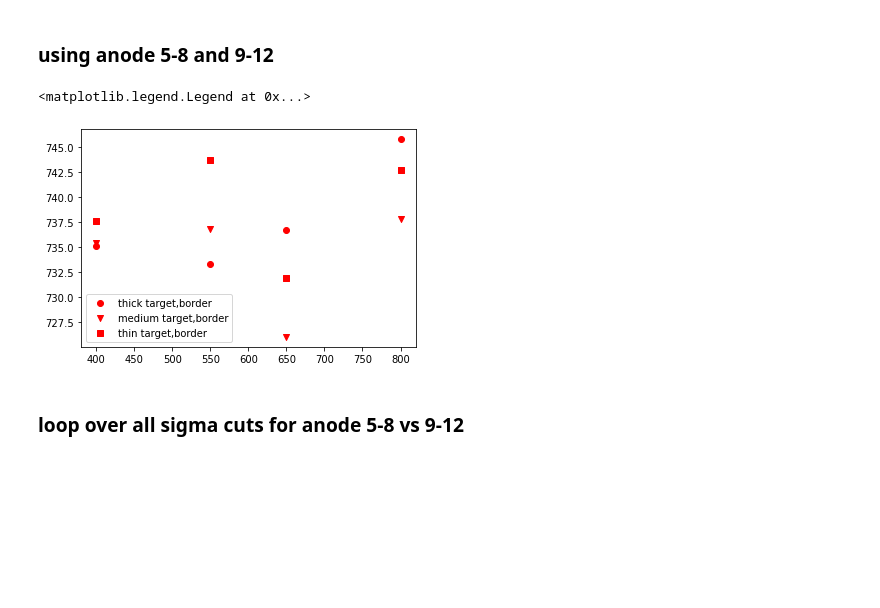
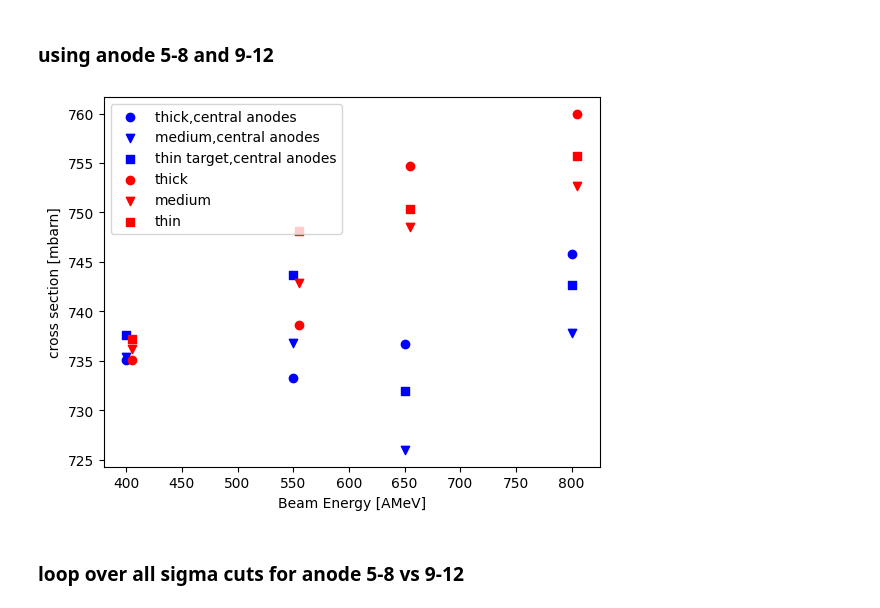
Before and after one commit to jenegger/r3bweek24_gsi, a Jupyter notebook: preliminary_charge_chaning_methods.ipynb, the cells around one changed output. Cells and saved outputs as stored; diff of their text form; code cells hidden in the pictures; blank space fills up the shorter version.

```diff
--- a/preliminary_charge_chaning_methods.ipynb
+++ b/preliminary_charge_chaning_methods.ipynb
@@ -406,15 +404,21 @@ middle_anodes_cccs_border_3_5_thick = cccs(file_gauss2d_5_8_9_12_border,"thick")
 # %%
 fig, ax = plt.subplots()
 #fig.tight_layout()
 energy = [400,550,650,800]
 #ax.set_ylim([720,800])
-ax.scatter(energy,middle_anodes_cccs_border_3_5_thick,label="thick target,border",color='red',marker="o")
-ax.scatter(energy,middle_anodes_cccs_border_3_5_medium,label="medium target,border",color='red',marker="v")
-ax.scatter(energy,middle_anodes_cccs_border_3_5_thin,label="thin target,border",color='red',marker="s")
+ax.scatter(energy,middle_anodes_cccs_border_3_5_thick,label="thick,central anodes",color='blue',marker="o")
+ax.scatter(energy,middle_anodes_cccs_border_3_5_medium,label="medium,central anodes",color='blue',marker="v")
+ax.scatter(energy,middle_anodes_cccs_border_3_5_thin,label="thin target,central anodes",color='blue',marker="s")
+energy = [405,555,655,805]
+ax.scatter(energy,cccs_border_3_5_thick,label="thick",color='red',marker="o")
+ax.scatter(energy,cccs_border_3_5_medium,label="medium",color='red',marker="v")
+ax.scatter(energy,cccs_border_3_5_thin,label="thin",color='red',marker="s")
+ax.set_xlabel("Beam Energy [AMeV]")
+ax.set_ylabel("cross section [mbarn]")
 ax.legend()
+plt.savefig('cccs_comp_central_anodes.png')
 # %% [output]
-<matplotlib.legend.Legend at 0x...>
-[figure, old version]
+[figure, new version]
 # %% [markdown]
 ### loop over all sigma cuts for anode 5-8 vs 9-12
 # %%
```
Also changed, not shown: parts of 11 cells of this notebook, 8 other files.
